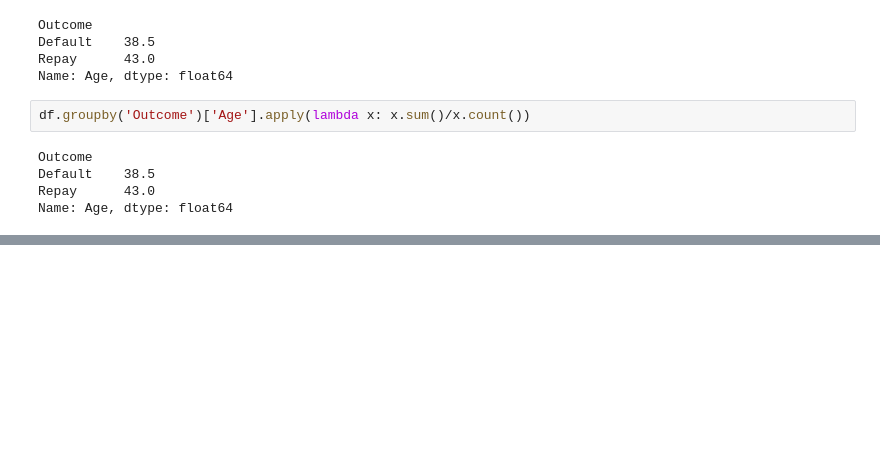
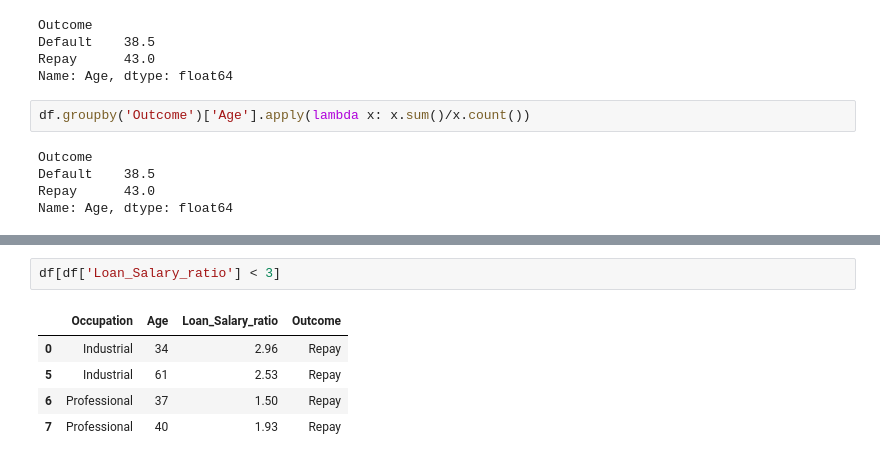
Before and after one commit to pepebonet/Introduction_Python, a Jupyter notebook: scripts/Introduction_to_Pandas.ipynb, the cells around one changed output, grey strips where cells are left out. Cells and saved outputs as stored; diff of their text form; blank space fills up the shorter version.

```diff
--- a/scripts/Introduction_to_Pandas.ipynb
+++ b/scripts/Introduction_to_Pandas.ipynb
@@ -326,0 +376,8 @@ Name: Age, dtype: float64
+# %%
+df[df['Loan_Salary_ratio'] < 3]
+# %% [output]
+|  | Occupation | Age | Loan_Salary_ratio | Outcome |
+| 0 | Industrial | 34 | 2.96 | Repay |
+| 5 | Industrial | 61 | 2.53 | Repay |
+| 6 | Professional | 37 | 1.50 | Repay |
+| 7 | Professional | 40 | 1.93 | Repay |
```
Also changed, not shown: parts of 9 cells of this notebook.
